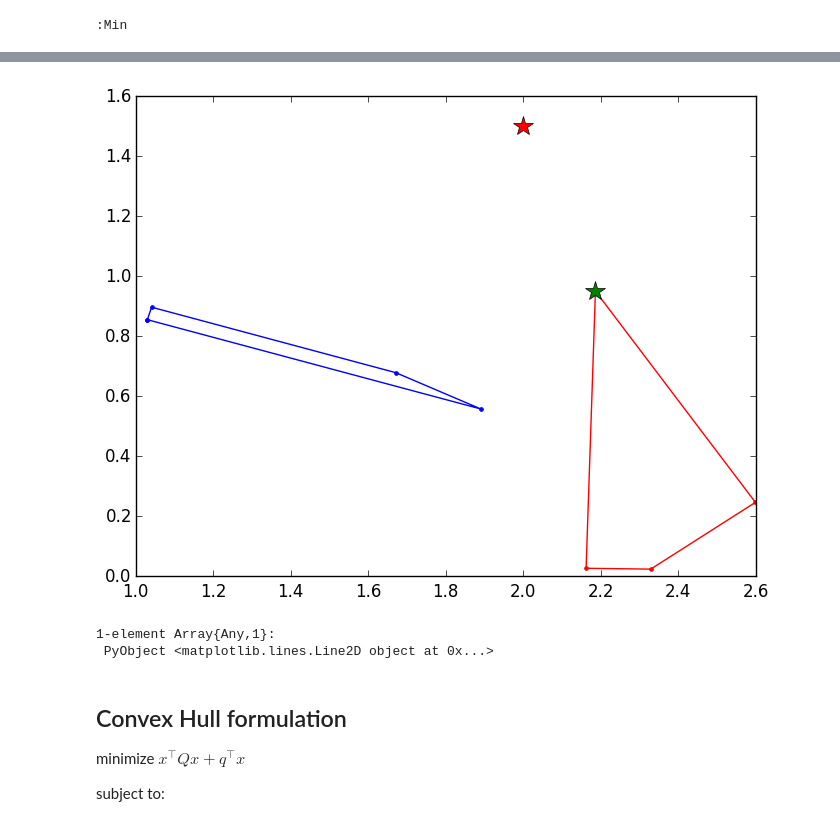
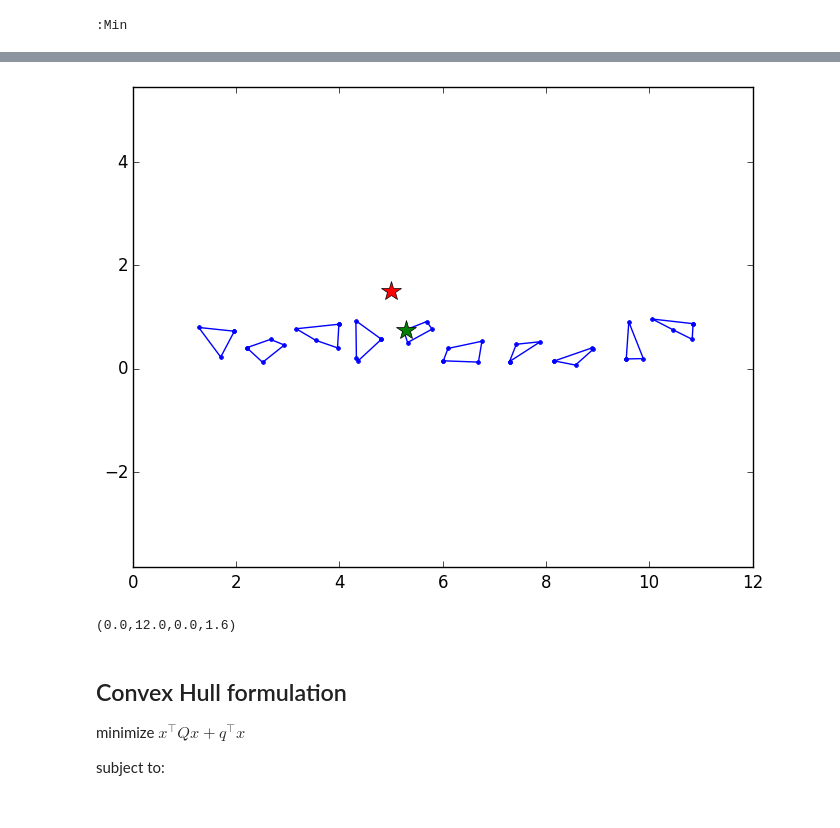
Before and after one commit to rdeits/disjunctive-programming-exploration, a Jupyter notebook: convex_hull.ipynb, the cells around one changed output, grey strips where cells are left out. Cells and saved outputs as stored; diff of their text form; code cells hidden in the pictures.

Commit message:
more regions

```diff
--- a/convex_hull.ipynb
+++ b/convex_hull.ipynb
@@ -76,7 +76,7 @@ end
 hull_points (generic function with 1 method)
 # %%
 dim = 2
-num_regions = 2
+num_regions = 10
 P = Array{Float64,2}[]
 A = Array{Float64,2}[]
 b = Array{Float64,2}[]
@@ -96,5 +96,6 @@ for j in 1:num_regions
     end
 end
 x_lb = 0
-x_ub = 4
+x_ub = num_regions + 2
+x_goal = [num_regions / 2; 1.5]
 # %% [output]
@@ -182,17 +171,15 @@ using PyPlot
 # %%
 figure()
 hold(1)
-colors = ["b", "r", "g", "k"]
 for j in 1:num_regions
-#     patch(P[j][:,1], P[j][:,2], "$(colors[j])")
-    plot(P[j][:,1], P[j][:,2], "$(colors[j]).-")
+    plot(P[j][:,1], P[j][:,2], "b.-")
 end
 plot([getValue(x[1])], [getValue(x[2])], "g*", markersize=15, markerfacecolor="g")
-plot([2], [1.5], "r*", markersize=15)
+plot([x_goal[1]], [x_goal[2]], "r*", markersize=15)
+axis("equal")
 # %% [output]
-[figure, old version]
+[figure, new version]
-1-element Array{Any,1}:
- PyObject <matplotlib.lines.Line2D object at 0x...>
+(0.0,12.0,0.0,1.6)
 # %% [markdown]
 ## Convex Hull formulation
 minimize $ x^\top Q x + q^\top x $
```
Also changed, not shown: parts of 14 cells of this notebook.
